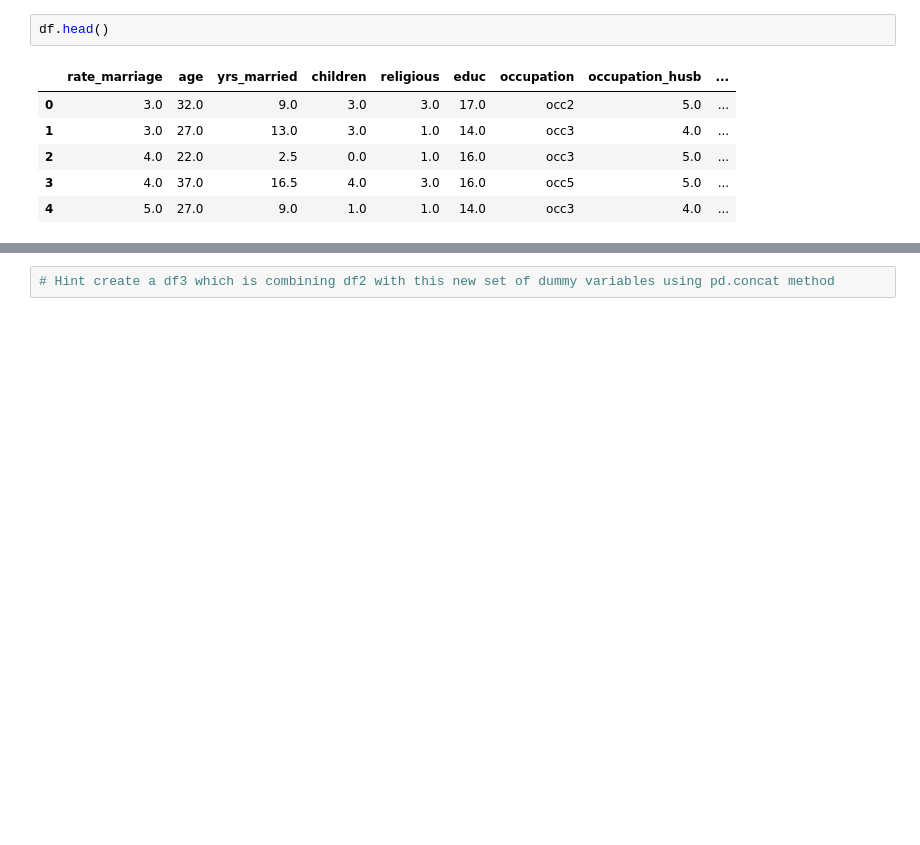
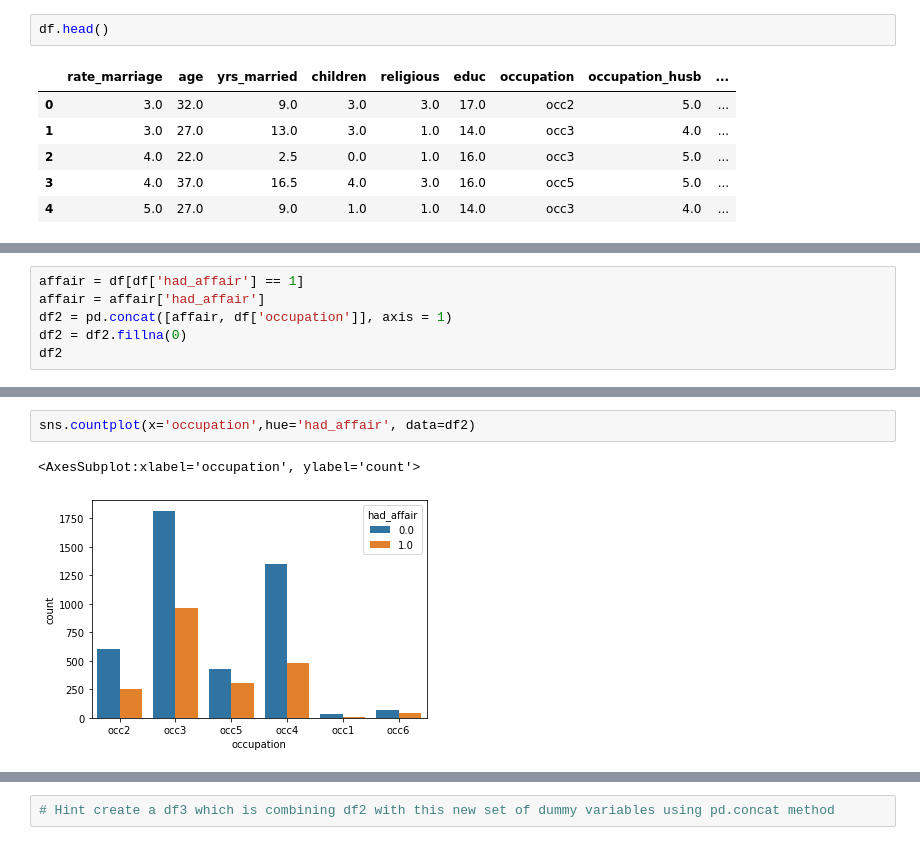
Before and after one commit to sethjmarcus/381-Data-Analytics, a Jupyter notebook: Notebooks/DA_HW_2_fast_last.ipynb, the cells around one changed output, grey strips where cells are left out. Cells and saved outputs as stored; diff of their text form; blank space fills up the shorter version.

```diff
--- a/Notebooks/DA_HW_2_fast_last.ipynb
+++ b/Notebooks/DA_HW_2_fast_last.ipynb
@@ -785,0 +762,6 @@ train_df.head()
+# %%
+affair = df[df['had_affair'] == 1]
+affair = affair['had_affair']
+df2 = pd.concat([affair, df['occupation']], axis = 1)
+df2 = df2.fillna(0)
+df2
@@ -785,0 +782,5 @@ train_df.head()
+# %%
+sns.countplot(x='occupation',hue='had_affair', data=df2)
+# %% [output]
+<AxesSubplot:xlabel='occupation', ylabel='count'>
+[figure, added]
```
Also changed, not shown: parts of 23 cells of this notebook.
